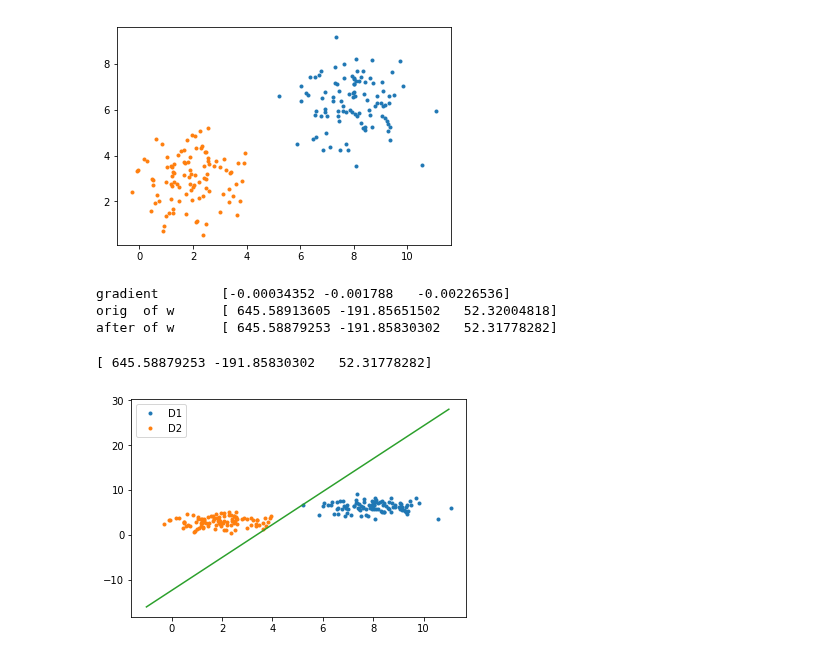
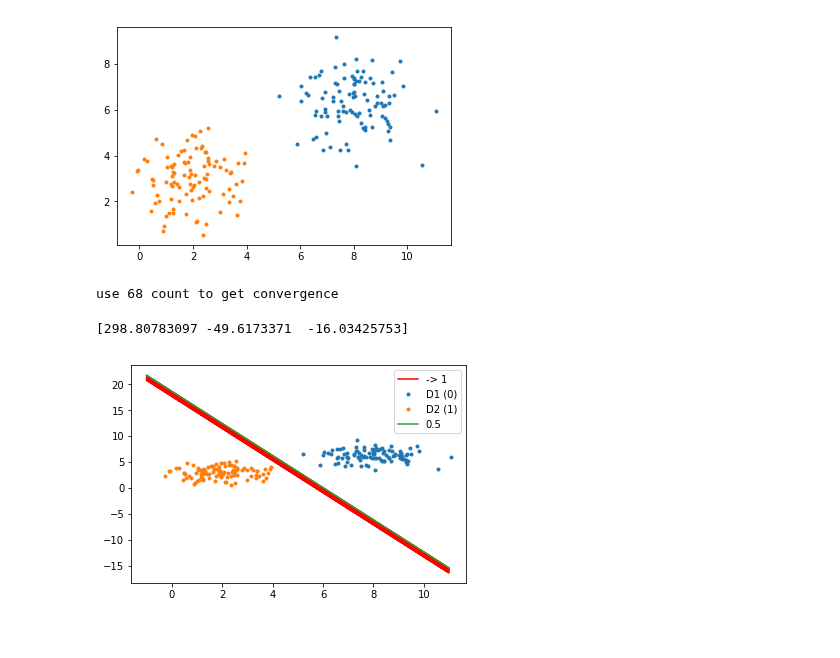
Before and after one commit to csielee/2018ML, a Jupyter notebook: HW4/HW4.ipynb, the cells around one changed output. Saved outputs shown, nothing was run; the diff lists cells and outputs as text; code cells hidden in the pictures.

Commit message:
Finish newton's method for logistic
add Hession matrix
improve train process
improve draw of decision boundary

```diff
--- a/HW4/HW4.ipynb
+++ b/HW4/HW4.ipynb
@@ -47,6 +57,18 @@ def generateDataSet(n, mx, vx, my, vy, target=0):
 def convertFeature(xv):
     #xv = np.array(xv)
     return np.append([1] ,xv)
+
+def generateHessionEye(d):
+    D = np.eye(len(d))
+    for i in range(len(d)):
+        D[i][i] = d[i]
+    return D
+
+def crossAddList(a,b):
+    crossList = []
+    for z in zip(a,b):
+        crossList += [z[0], z[1]]
+    return crossList
 # %%
 # some parameter
 n = 100
@@ -82,22 +100,57 @@ w = np.array([0 for _ in range(3)], dtype='float64')
-# %%
-gradient = np.matmul(X.T , train_target -  1/(1 + np.exp(-1 * np.matmul(X, w))) )
-print('gradient  \t' + str(gradient))
-print('orig  of w\t' + str(w))
-w += gradient
-print('after of w\t' + str(w))
-# %% [output]
-gradient        [-0.00034352 -0.001788   -0.00226536]
-orig  of w      [ 645.58913605 -191.85651502   52.32004818]
-after of w      [ 645.58879253 -191.85830302   52.31778282]
+# %%
+# initial parameter
+X = np.array([convertFeature(xv) for xv in train_input])
+w = np.array([0 for _ in range(3)], dtype='float64')
+
+convergence = 10**-3
+max_iter = 1000
+current_iter = 0
+
+enable_Hession = True
+
+
+while(True):
+    gradient = np.matmul(X.T , train_target -  1/(1 + np.exp(-1 * np.matmul(X, w))) )
+    #print('gradient  \t' + str(gradient))
+    D = 1-(1/(1+np.exp(-1*np.matmul(X, w))))
+    D = np.matmul(generateHessionEye(1/(1+np.exp(-1*np.matmul(X, w)))), D)
+    D = generateHessionEye(D)
+    Hession = np.matmul(np.matmul(X.T, D), X)
+    #print('hession   \t' + str(Hession))
+    #print('orig  of w\t' + str(w))
+    if (np.linalg.det(Hession)!=0 and enable_Hession):
+        #print('[{:3d}] use Hession'.format(current_iter))
+        delta = np.matmul(np.linalg.inv(Hession), gradient)
+    else:
+        #print('[{:3d}] use gradient'.format(current_iter))
+        delta = gradient
+    w += delta
+
+    if (np.alltrue(abs(delta) < convergence)):
+        break;
+
+    current_iter += 1
+    if (current_iter == max_iter):
+        break
+    #print('after of w\t' + str(w))
+
+print('use {} count to get convergence'.format(current_iter))
+# %% [output]
+use 68 count to get convergence
 # %%
 x = np.linspace(-1,11, 1000)
 y = [-1*((i*w[1] + w[0])/w[2]) for i in x]
+y_1 = [y[i]+(1/w[2])*abs(w[2]) if i%2==0 else y[i] for i in range(len(y))]
+#y_1_dis = crossAddList(y_1, y)
+#x_dis = crossAddList(x, x)
 print(w)
-plt.plot(D1_input[:, 0], D1_input[:, 1], '.', label="D1")
-plt.plot(D2_input[:, 0], D2_input[:, 1], '.', label="D2")
-plt.plot(x,y)
+plt.plot(x,y_1, 'r', label='-> 1')
+plt.plot(D1_input[:, 0], D1_input[:, 1], '.', label="D1 (0)")
+plt.plot(D2_input[:, 0], D2_input[:, 1], '.', label="D2 (1)")
+plt.plot(x,y, label="0.5")
+
 plt.legend()
 plt.show()
 # %% [output]
-[ 645.58879253 -191.85830302   52.31778282]
+[298.80783097 -49.6173371  -16.03425753]
-[figure, old version]
+[figure, new version]
```
Also changed, not shown: parts of 2 cells of this notebook.
